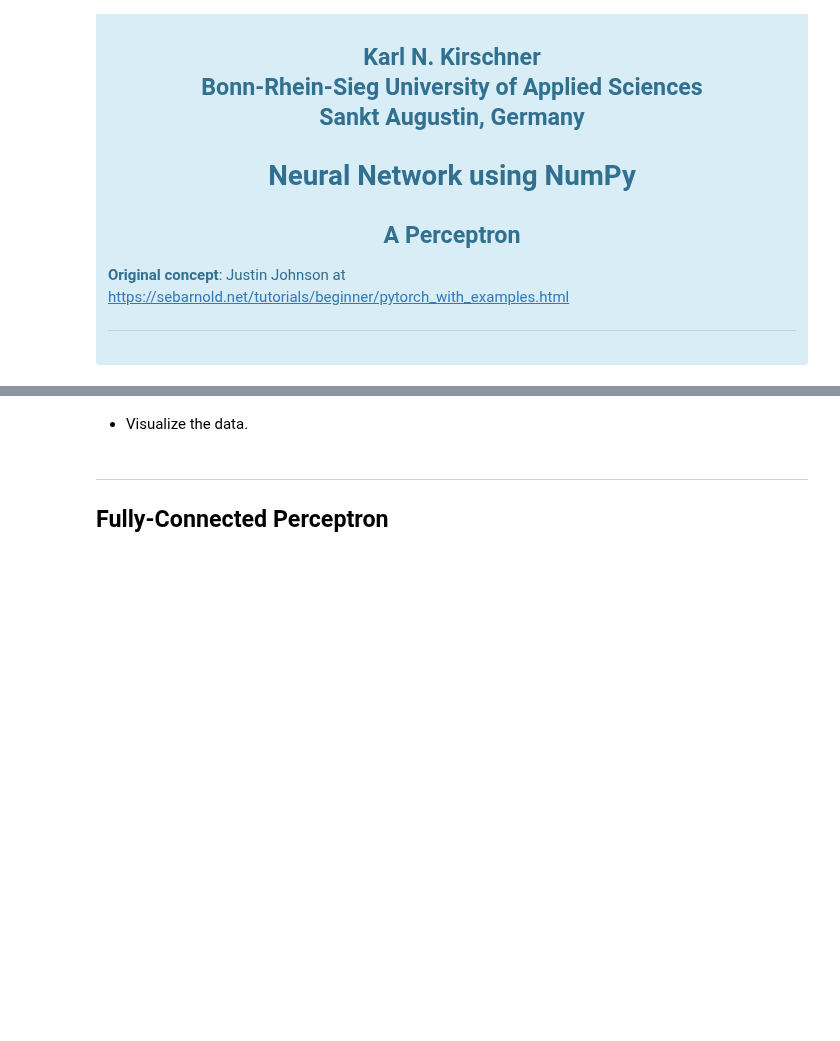
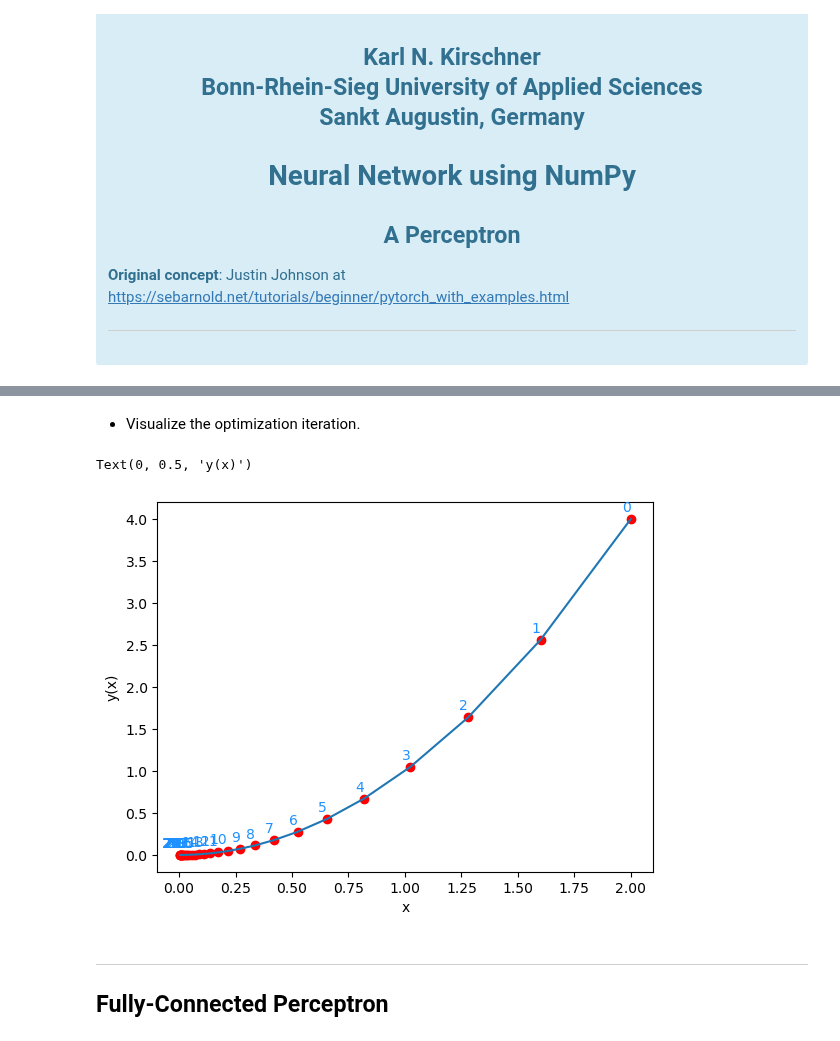
Before and after one commit to karlkirschner/Scientific_Programming_Course, a Jupyter notebook: numpy_nn_perceptron.ipynb, the cells around one changed output, grey strips where cells are left out. Saved outputs shown, nothing was run; the diff lists cells and outputs as text; code cells hidden in the pictures; blank space fills up the shorter version.

```diff
--- a/numpy_nn_perceptron.ipynb
+++ b/numpy_nn_perceptron.ipynb
@@ -77,13 +77,13 @@ import numpy as np
 import pandas as pd
 # %%
 def function_x_sqrd(x: float) -> (float, float):
-    ''' y(x) = x^2
+    ''' Evaluate y(x) = x^2 and its derivative.
 
         Args
             x: input value
 
         Returns
-            y_value: output_Y2 value evaluated at x
+            y_value: y(x) value evaluated at x
             gradient: derivative value evaluated at x
     '''
     y_value = x**2
@@ -149,12 +171,18 @@ iteration_pd
 # %% [markdown]
-- Visualize the data.
+- Visualize the optimization iteration.
 # %%
 plt.plot(iteration_pd['x'], iteration_pd['y(x)'])
 plt.scatter(iteration_pd['x'], iteration_pd['y(x)'], color='red', label='iteration')
 
+for index, row in iteration_pd.iterrows():
+    plt.text(row['x'] + 0.0, row['y(x)'] + 0.05, str(index),
+             fontsize=10, color='DodgerBlue', ha='right', va='bottom')
+
 plt.xlabel(xlabel='x')
 plt.ylabel(ylabel='y(x)')
-plt.legend(loc='best')
+# %% [output]
+Text(0, 0.5, 'y(x)')
+[figure, added]
 # %% [markdown]
 <hr style="border:2px solid gray"></hr>
 
```
Also changed, not shown: parts of 16 cells of this notebook, 3 other files.
